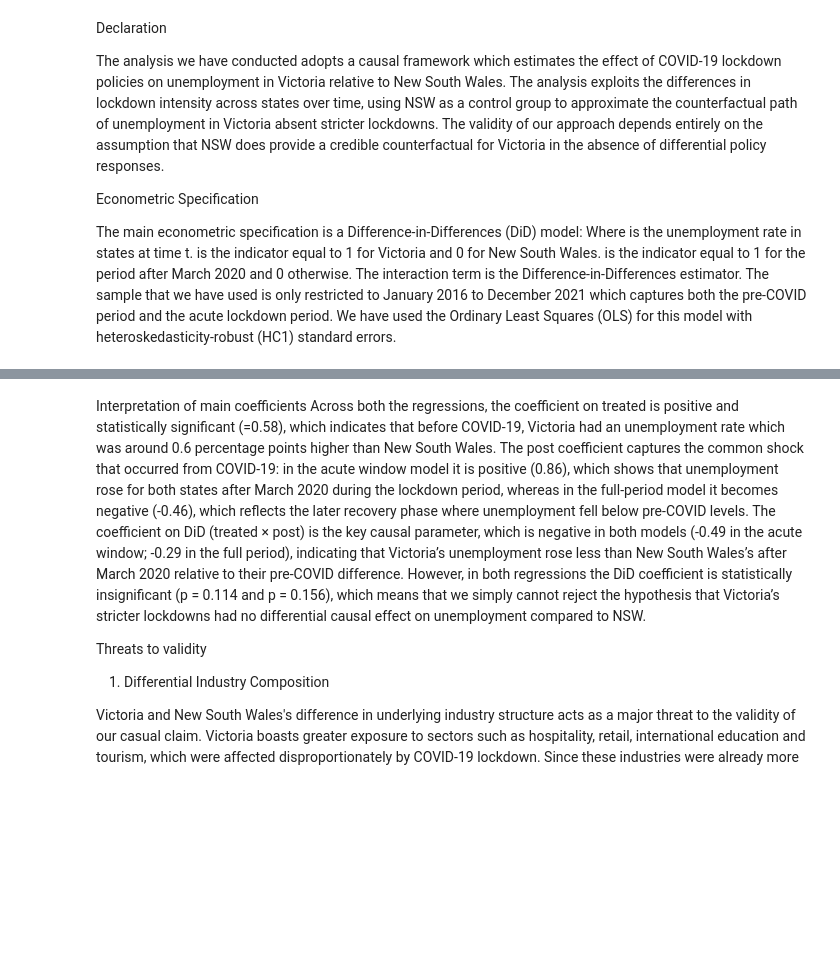
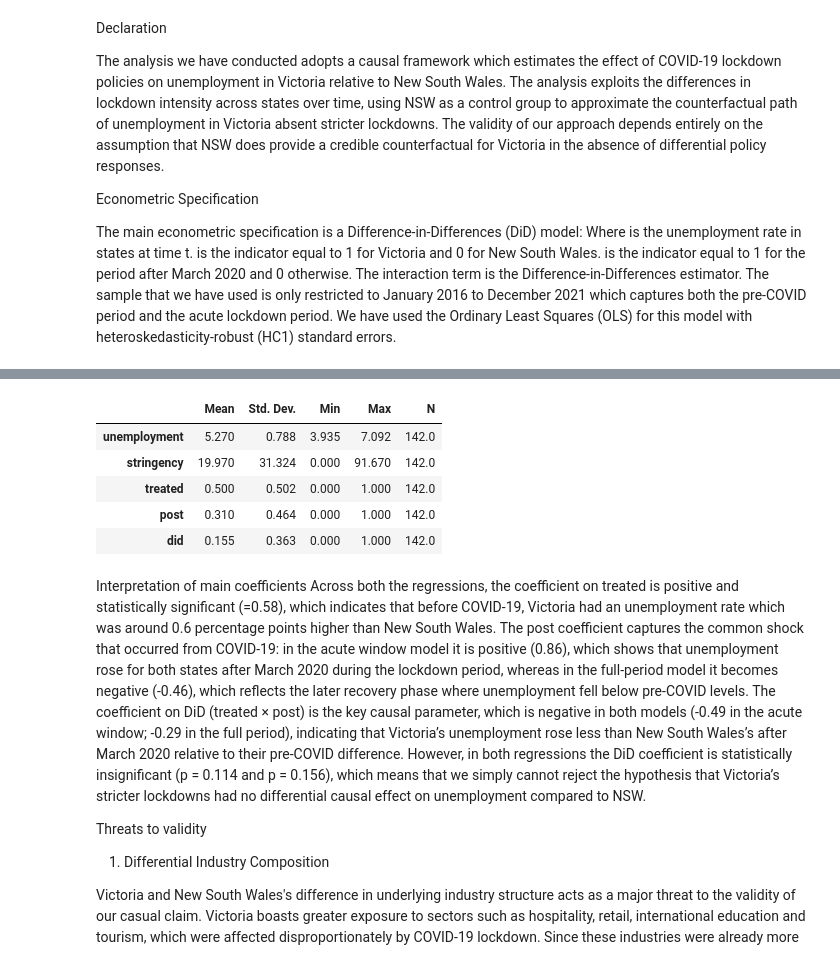
Before and after one commit to ECC3479-DMP/Group-Project, a Jupyter notebook: jupyter/analysis.ipynb, the cells around one changed output, grey strips where cells are left out. Drawn from its saved outputs; the diff is of its cells as text; code cells hidden in the pictures; blank space fills up the shorter version.

```diff
--- a/jupyter/analysis.ipynb
+++ b/jupyter/analysis.ipynb
@@ -204,3 +204,32 @@ Standard errors in parentheses.
+# %%
+# ============================================================
+# Summary Statistics Table (Acute Panel: 2016–2021)
+# ============================================================
+
+summary_vars = ['unemployment', 'stringency', 'treated', 'post', 'did']
+
+summary_table = (
+    acute_panel[summary_vars]
+    .agg(['mean', 'std', 'min', 'max', 'count'])
+    .T
+    .rename(columns={
+        'mean': 'Mean',
+        'std': 'Std. Dev.',
+        'min': 'Min',
+        'max': 'Max',
+        'count': 'N'
+    })
+)
+
+# Display nicely in Jupyter Notebook
+summary_table.round(3)
+# %% [output]
+|  | Mean | Std. Dev. | Min | Max | N |
+| unemployment | 5.270 | 0.788 | 3.935 | 7.092 | 142.0 |
+| stringency | 19.970 | 31.324 | 0.000 | 91.670 | 142.0 |
+| treated | 0.500 | 0.502 | 0.000 | 1.000 | 142.0 |
+| post | 0.310 | 0.464 | 0.000 | 1.000 | 142.0 |
+| did | 0.155 | 0.363 | 0.000 | 1.000 | 142.0 |
 # %% [markdown]
 Interpretation of main coefficients
 Across both the regressions, the coefficient on treated is positive and statistically significant (=0.58), which indicates that before COVID‑19, Victoria had an unemployment rate which was around 0.6 percentage points higher than New South Wales. The post coefficient captures the common shock that occurred from COVID‑19: in the acute window model it is positive (0.86), which shows that unemployment rose for both states after March 2020 during the lockdown period, whereas in the full‑period model it becomes negative (‑0.46), which reflects the later recovery phase where unemployment fell below pre‑COVID levels. The coefficient on DiD (treated × post) is the key causal parameter, which is negative in both models (‑0.49 in the acute window; ‑0.29 in the full period), indicating that Victoria’s unemployment rose less than New South Wales’s after March 2020 relative to their pre‑COVID difference. However, in both regressions the DiD coefficient is statistically insignificant (p = 0.114 and p = 0.156), which means that we simply cannot reject the hypothesis that Victoria’s stricter lockdowns had no differential causal effect on unemployment compared to NSW.
```
Also changed, not shown: parts of 1 cell of this notebook, 2 other files.
